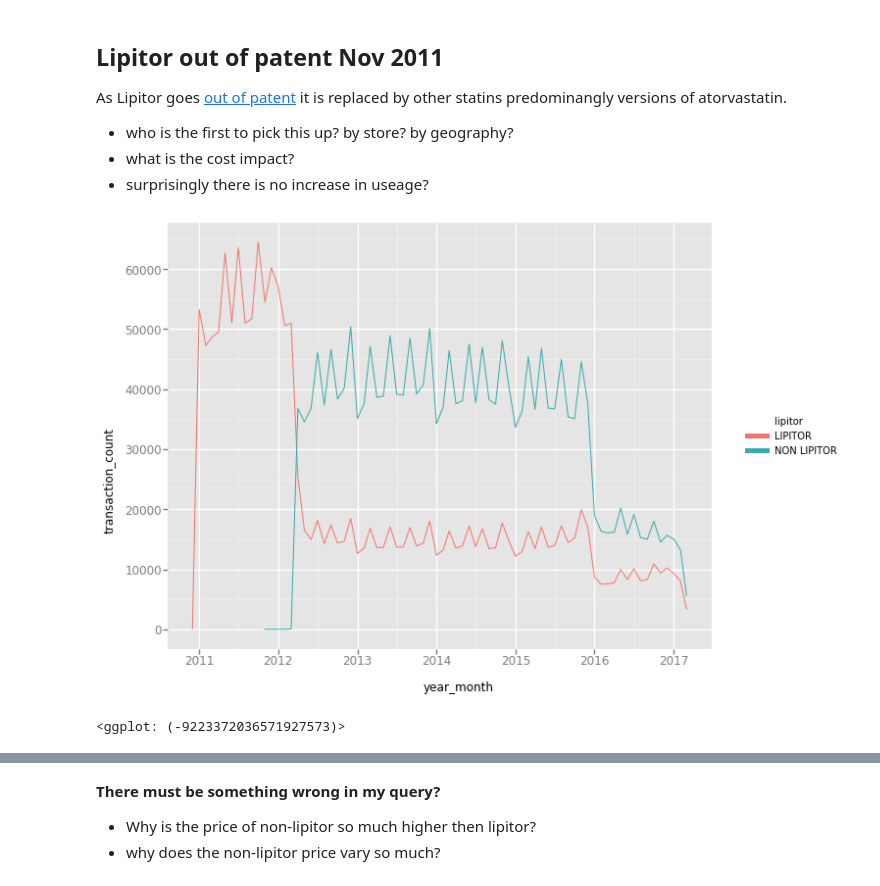
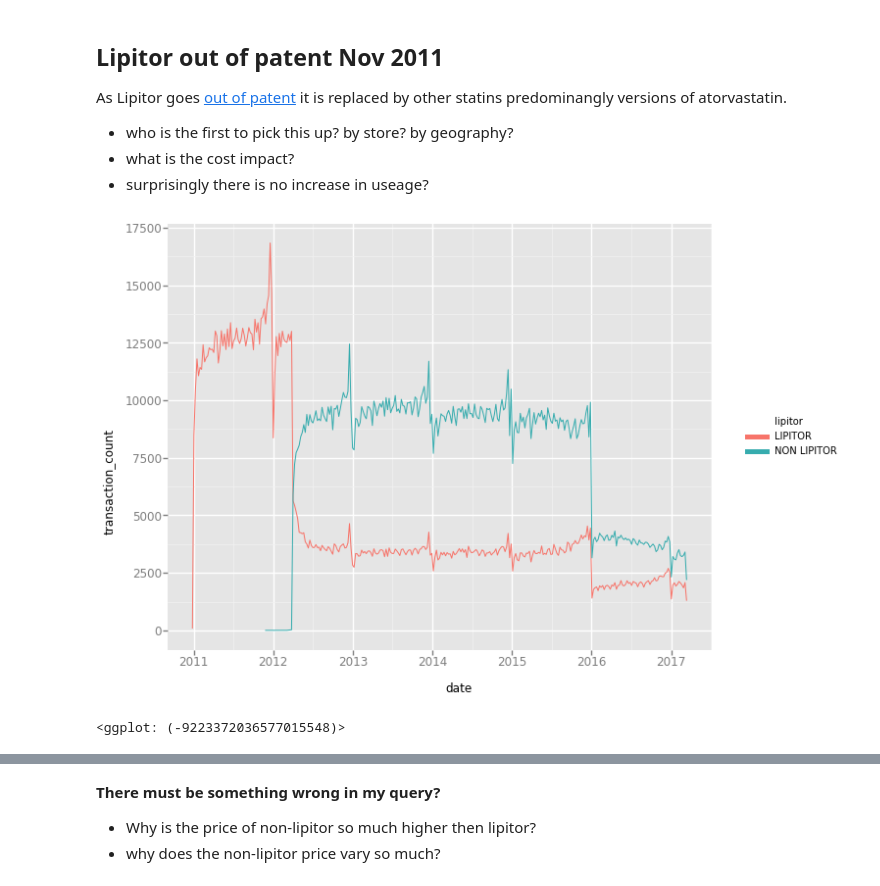
Before and after one commit to saramic/the-d-team, a Jupyter notebook: analysis/Lipitor_replacement.ipynb, the cells around one changed output, grey strips where cells are left out. Saved outputs shown, nothing was run; the diff lists cells and outputs as text; code cells hidden in the pictures.

```diff
--- a/analysis/Lipitor_replacement.ipynb
+++ b/analysis/Lipitor_replacement.ipynb
@@ -70,7 +71,7 @@ Waiting for job to complete...
 # %%
-df_rpl.year_month = pd.Series(df_rpl.year_month).apply(pd.to_datetime, format='%Y-%m')
+df_rpl.date = pd.Series(df_rpl.date).apply(pd.to_datetime, format='%Y-%m-%d')
 ggplot(
-    aes(x='year_month', y='transaction_count', colour='brand_name'),
+    aes(x='date', y='transaction_count', colour='brand_name'),
     data=df_rpl) +\
     geom_line()
 # %% [output]
@@ -84,14 +85,14 @@ As Lipitor goes [out of patent](https://en.wikipedia.org/wiki/Atorvastatin) it i
 * what is the cost impact?
 * surprisingly there is no increase in useage?
 # %%
-df_lip = df_rpl.groupby(['year_month', 'lipitor']).sum()
+df_lip = df_rpl.groupby(['date', 'lipitor']).sum()
 df_lip.reset_index(inplace=True)
 df_lip
 ggplot(
-    aes(x='year_month', y='transaction_count', colour='lipitor'),
+    aes(x='date', y='transaction_count', colour='lipitor'),
     data=df_lip) +\
     geom_line()
 # %% [output]
-[figure, old version]
+[figure, new version]
-<ggplot: (-9223372036571927573)>
+<ggplot: (-9223372036577015548)>
 # %%
```
Also changed, not shown: parts of 13 cells of this notebook, 1 other file.
